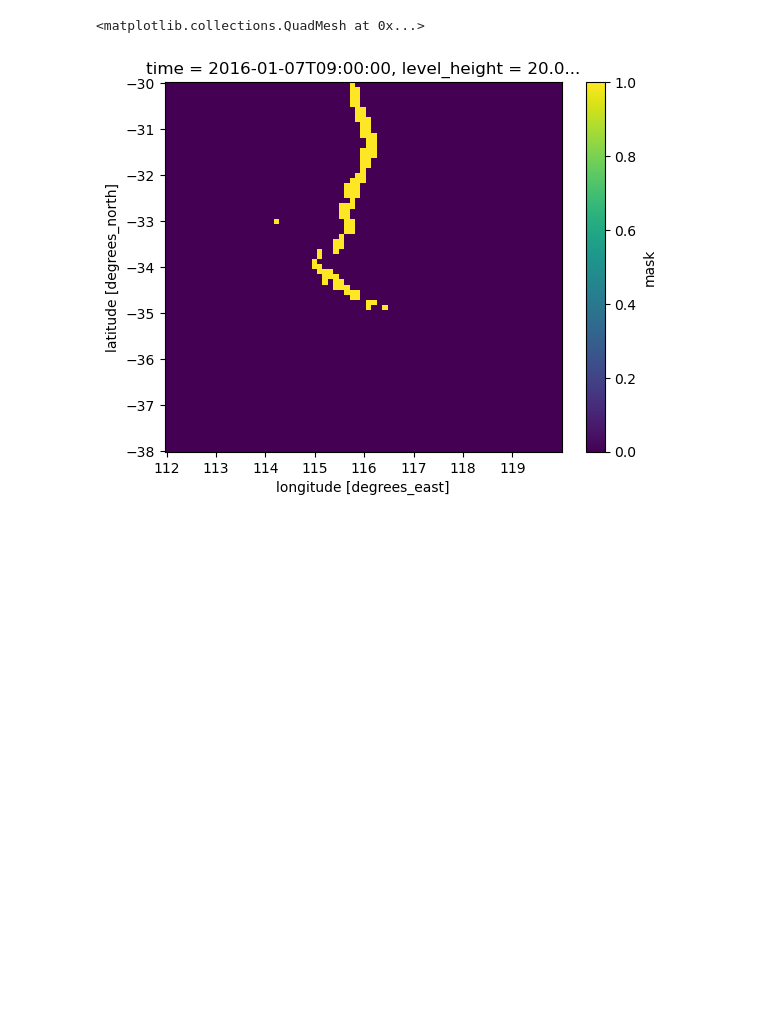
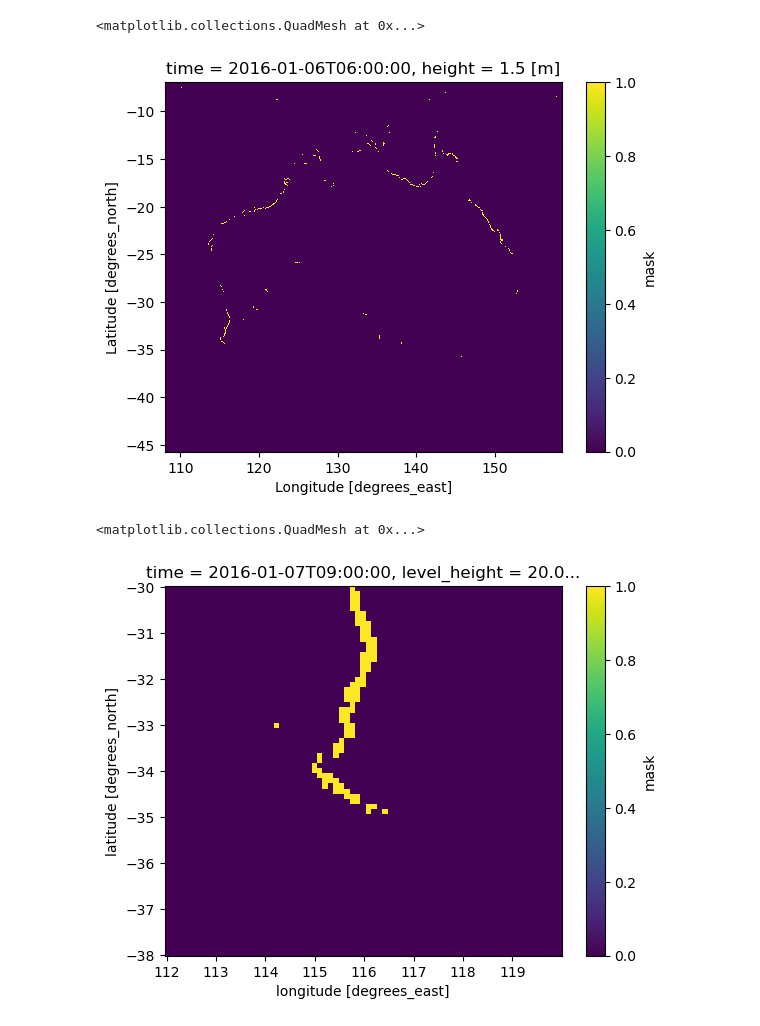
Before and after one commit to andrewbrown31/sea_breeze, a Jupyter notebook: test_notebooks/sea_breeze_detections/test_filtering.ipynb, the cells around one changed output. Saved outputs shown, nothing was run; the diff lists cells and outputs as text; code cells hidden in the pictures; blank space fills up the shorter version.

```diff
--- a/test_notebooks/sea_breeze_detections/test_filtering.ipynb
+++ b/test_notebooks/sea_breeze_detections/test_filtering.ipynb
@@ -115,0 +198,37 @@ INFO:flox:_choose_engine: Choosing 'numpy'
+# %%
+field = Fc_smooth
+
+kwargs = {
+    "orientation_filter":True,
+    "aspect_filter":True,
+    "area_filter":True,
+    "land_sea_temperature_filter":True,
+    "temperature_change_filter":True,
+    "humidity_change_filter":True,
+    "wind_change_filter":True,
+    "propagation_speed_filter":True,
+    "dist_to_coast_filter":False,
+    "output_land_sea_temperature_diff":False,
+    "time_filter":False,
+    "orientation_tol":45,
+    "area_thresh_pixels":12,
+    "aspect_thresh":2,
+    "land_sea_temperature_diff_thresh":0,
+    "propagation_speed_thresh":0,
+    }
+
+ds = sea_breeze_filters.filter_3d(
+    field,
+    threshold="fixed",
+    threshold_value=60,
+    hourly_change_ds=hourly_change_ds,
+    ta=aus2200_tas,
+    vprime=vprime.drop_vars("height"),
+    lsm=lsm,
+    angle_ds=angle_ds,
+    props_df_out_path="/scratch/ng72/ab4502/tmp/props_df",
+    save_mask=False,
+    **kwargs)
+
+ds.mask.plot()
+# %% [output]
@@ -116,3 +252,5 @@ INFO:flox:_choose_engine: Choosing 'numpy'
+<matplotlib.collections.QuadMesh at 0x...>
+[figure, added]
 # %%
 field = field.chunk({"time":1,"lat":-1,"lon":-1})
 
```
Also changed, not shown: parts of 10 cells of this notebook, 1 other file.
